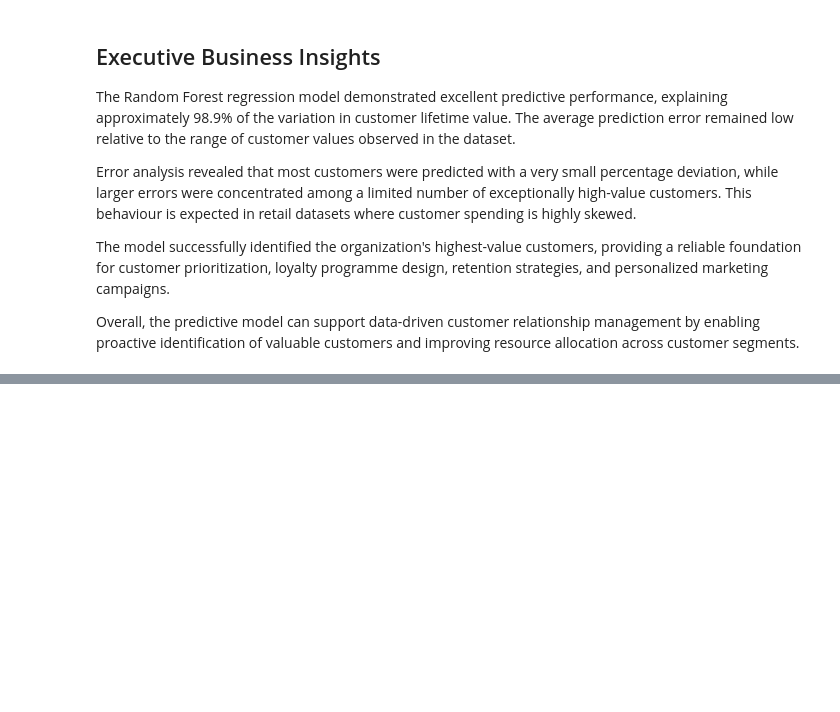
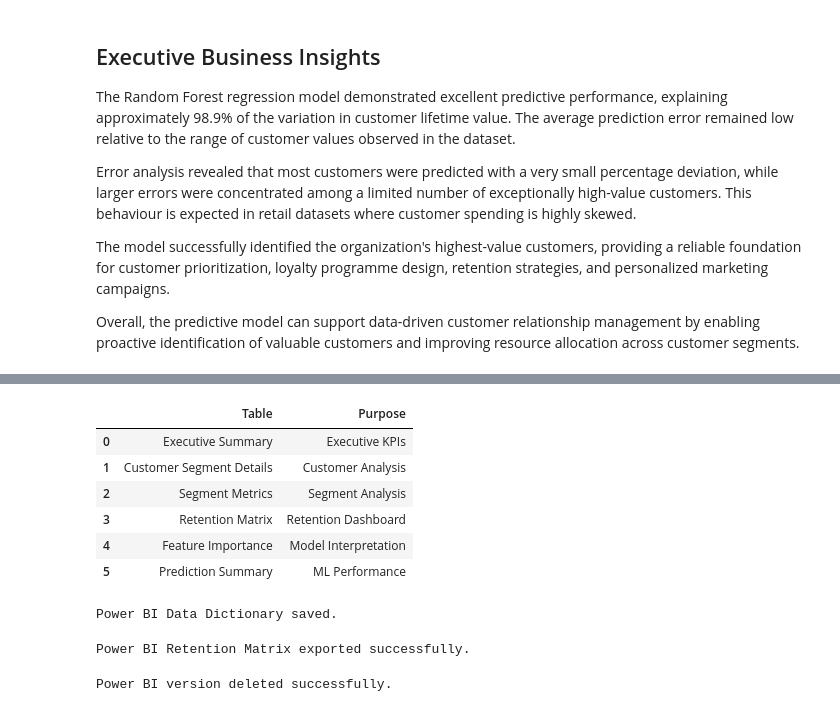
Before and after one commit to Tamoze/SaaS-ECommerce-Cohort-Retention-CLTV-Analysis, a Jupyter notebook: notebooks/04_visualizations.ipynb, the cells around one changed output, grey strips where cells are left out. Saved outputs shown, nothing was run; the diff lists cells and outputs as text; code cells hidden in the pictures; blank space fills up the shorter version.

```diff
--- a/notebooks/04_visualizations.ipynb
+++ b/notebooks/04_visualizations.ipynb
@@ -839,0 +1010,67 @@ Overall, the predictive model can support data-driven customer relationship mana
+# %%
+dashboard_dictionary = pd.DataFrame({
+
+    "Table":[
+
+        "Executive Summary",
+        "Customer Segment Details",
+        "Segment Metrics",
+        "Retention Matrix",
+        "Feature Importance",
+        "Prediction Summary"
+
+    ],
+
+    "Purpose":[
+
+        "Executive KPIs",
+        "Customer Analysis",
+        "Segment Analysis",
+        "Retention Dashboard",
+        "Model Interpretation",
+        "ML Performance"
+
+    ]
+
+})
+
+dashboard_dictionary
+# %% [output]
+|  | Table | Purpose |
+| 0 | Executive Summary | Executive KPIs |
+| 1 | Customer Segment Details | Customer Analysis |
+| 2 | Segment Metrics | Segment Analysis |
+| 3 | Retention Matrix | Retention Dashboard |
+| 4 | Feature Importance | Model Interpretation |
+| 5 | Prediction Summary | ML Performance |
+# %%
+dashboard_dictionary.to_csv(
+    PROCESSED_DATA / "powerbi_data_dictionary.csv",
+    index=False
+)
+
+print("Power BI Data Dictionary saved.")
+# %% [output]
+Power BI Data Dictionary saved.
+# %%
+retention_matrix_export = retention_matrix.fillna("")
+
+retention_matrix_export.to_csv(
+    PROCESSED_DATA / "retention_matrix_powerbi.csv"
+)
+
+print("Power BI Retention Matrix exported successfully.")
+# %% [output]
+Power BI Retention Matrix exported successfully.
+# %%
+import os
+
+powerbi_file = PROCESSED_DATA / "retention_matrix_powerbi.csv"
+
+if powerbi_file.exists():
+    os.remove(powerbi_file)
+    print("Power BI version deleted successfully.")
+else:
+    print("File does not exist.")
+# %% [output]
+Power BI version deleted successfully.
```
Also changed, not shown: parts of 9 cells of this notebook, 1 other file.
